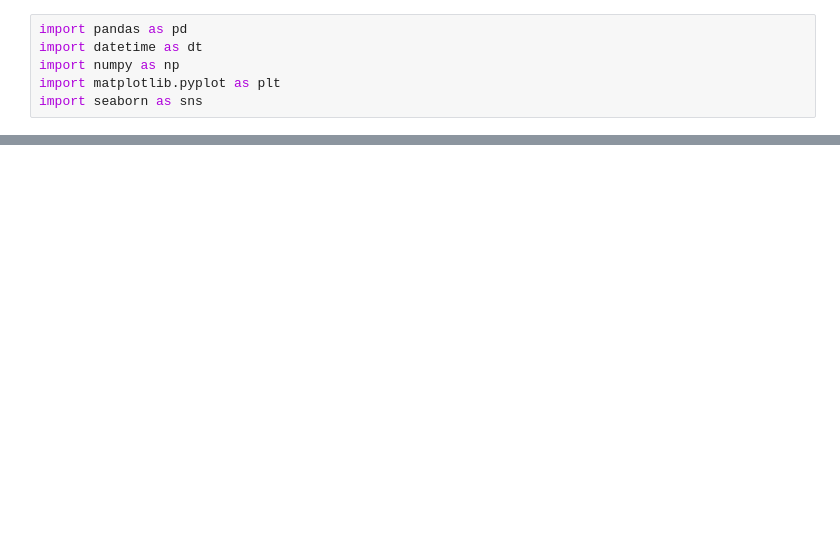
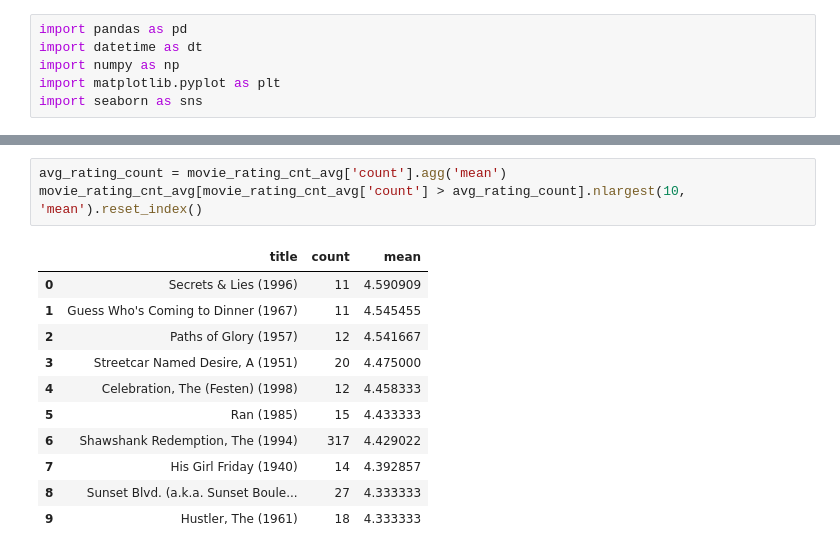
Before and after one commit to lijilmanoj/codevault, a Jupyter notebook: Movie Analysis/Movie Analysis.ipynb, the cells around one changed output, grey strips where cells are left out. Saved outputs shown, nothing was run; the diff lists cells and outputs as text; blank space fills up the shorter version.

```diff
--- a/Movie Analysis/Movie Analysis.ipynb
+++ b/Movie Analysis/Movie Analysis.ipynb
@@ -126,3 +214,18 @@ movie_rating = pd.merge(ratings,movies,on='movieId')
+# %%
+avg_rating_count = movie_rating_cnt_avg['count'].agg('mean')
+movie_rating_cnt_avg[movie_rating_cnt_avg['count'] > avg_rating_count].nlargest(10, 'mean').reset_index()
+# %% [output]
+|  | title | count | mean |
+| 0 | Secrets & Lies (1996) | 11 | 4.590909 |
+| 1 | Guess Who's Coming to Dinner (1967) | 11 | 4.545455 |
+| 2 | Paths of Glory (1957) | 12 | 4.541667 |
+| 3 | Streetcar Named Desire, A (1951) | 20 | 4.475000 |
+| 4 | Celebration, The (Festen) (1998) | 12 | 4.458333 |
+| 5 | Ran (1985) | 15 | 4.433333 |
+| 6 | Shawshank Redemption, The (1994) | 317 | 4.429022 |
+| 7 | His Girl Friday (1940) | 14 | 4.392857 |
+| 8 | Sunset Blvd. (a.k.a. Sunset Boule... | 27 | 4.333333 |
+| 9 | Hustler, The (1961) | 18 | 4.333333 |
 # %%
 plt.hist(movie_rating['rating'],bins = 50)
 plt.xlabel('Rating')
```
Also changed, not shown: parts of 28 cells of this notebook.
